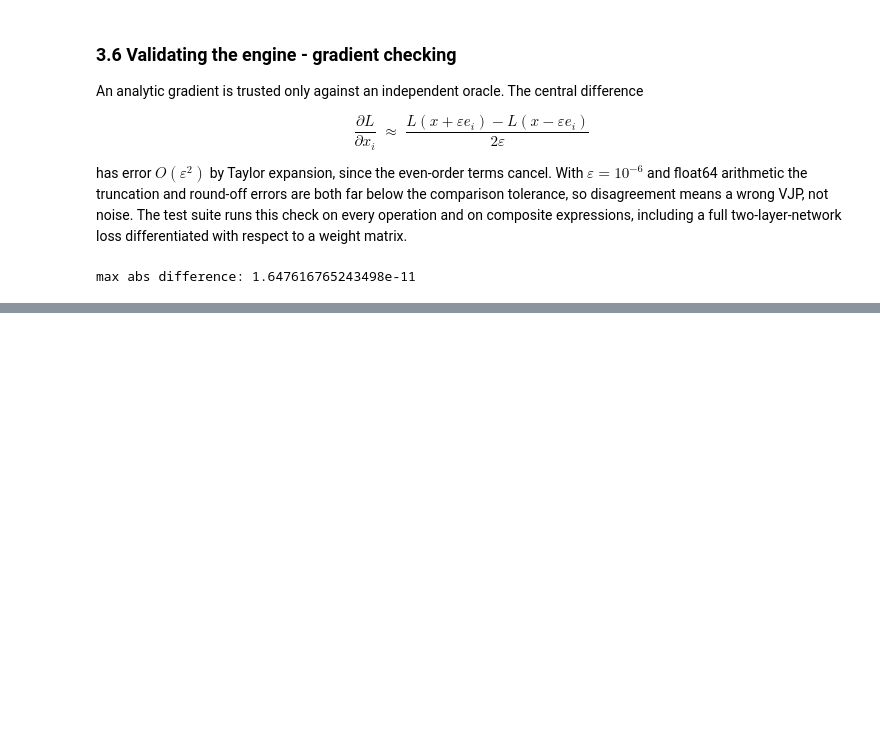
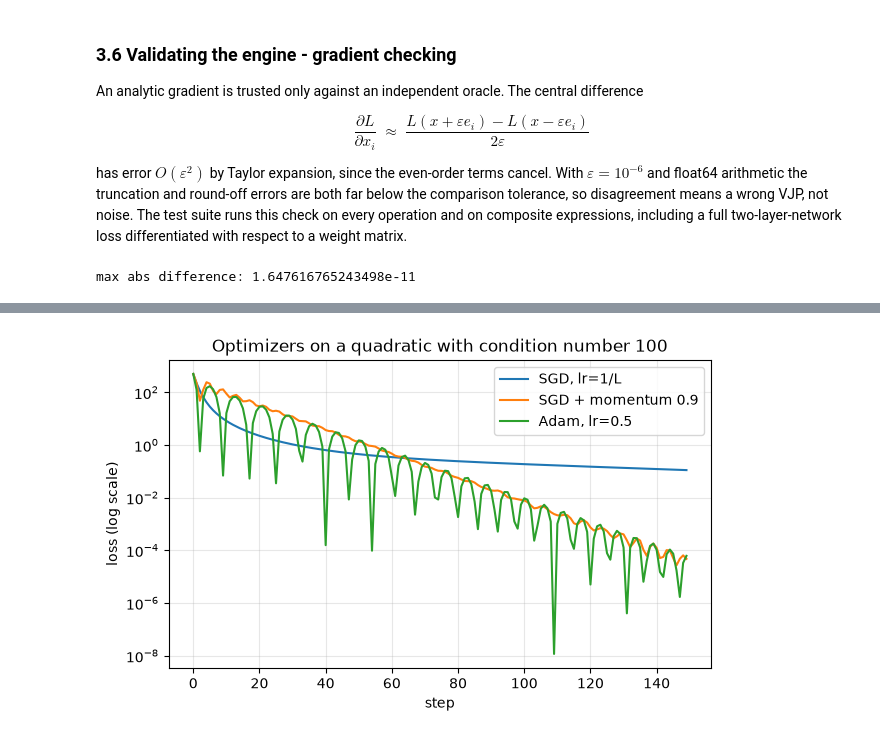
Before and after one commit to RayaSergieva/ml-research-pipeline, a Jupyter notebook: notebooks/spectra.ipynb, the cells around one changed output, grey strips where cells are left out. Drawn from its saved outputs; the diff is of its cells as text; code cells hidden in the pictures; blank space fills up the shorter version.

Commit message:
docs: notebook part 2, initialization and optimization theory

```diff
--- a/notebooks/spectra.ipynb
+++ b/notebooks/spectra.ipynb
@@ -249,0 +380,37 @@ repository.*
+# %%
+from spectra.optim import SGD, Adam
+
+eigs = np.linspace(1.0, 100.0, 20)  # kappa = 100
+A = np.diag(eigs)
+
+
+def run(make_opt, steps=150):
+    theta = Tensor(np.ones(20), requires_grad=True)
+    opt = make_opt([theta])
+    losses = []
+    for _ in range(steps):
+        opt.zero_grad()
+        loss = (theta * Tensor(A @ theta.data)).sum() * 0.5
+        loss.backward()
+        opt.step()
+        losses.append(float(loss.data))
+    return losses
+
+
+curves = {
+    "SGD, lr=1/L": run(lambda p: SGD(p, lr=1.0 / eigs.max())),
+    "SGD + momentum 0.9": run(lambda p: SGD(p, lr=1.0 / eigs.max(), momentum=0.9)),
+    "Adam, lr=0.5": run(lambda p: Adam(p, lr=0.5)),
+}
+
+plt.figure(figsize=(7, 4))
+for label, losses in curves.items():
+    plt.semilogy(losses, label=label)
+plt.xlabel("step")
+plt.ylabel("loss (log scale)")
+plt.title("Optimizers on a quadratic with condition number 100")
+plt.legend()
+plt.grid(True, alpha=0.3)
+plt.show()
+# %% [output]
+[figure, added]
```
Also changed, not shown: parts of 7 cells of this notebook.
